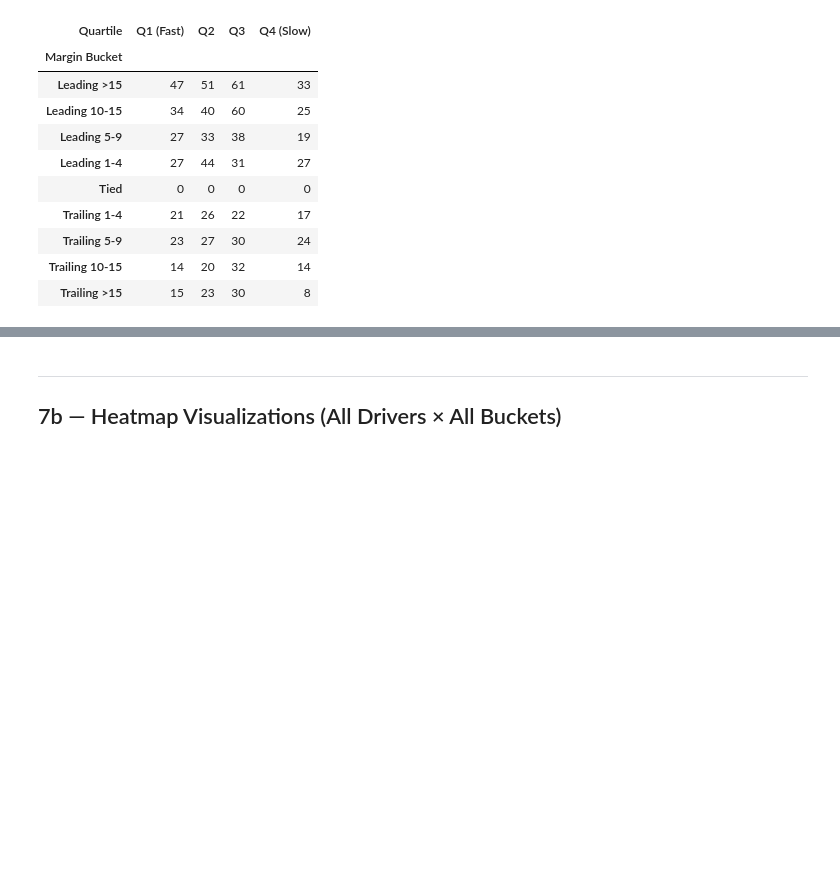
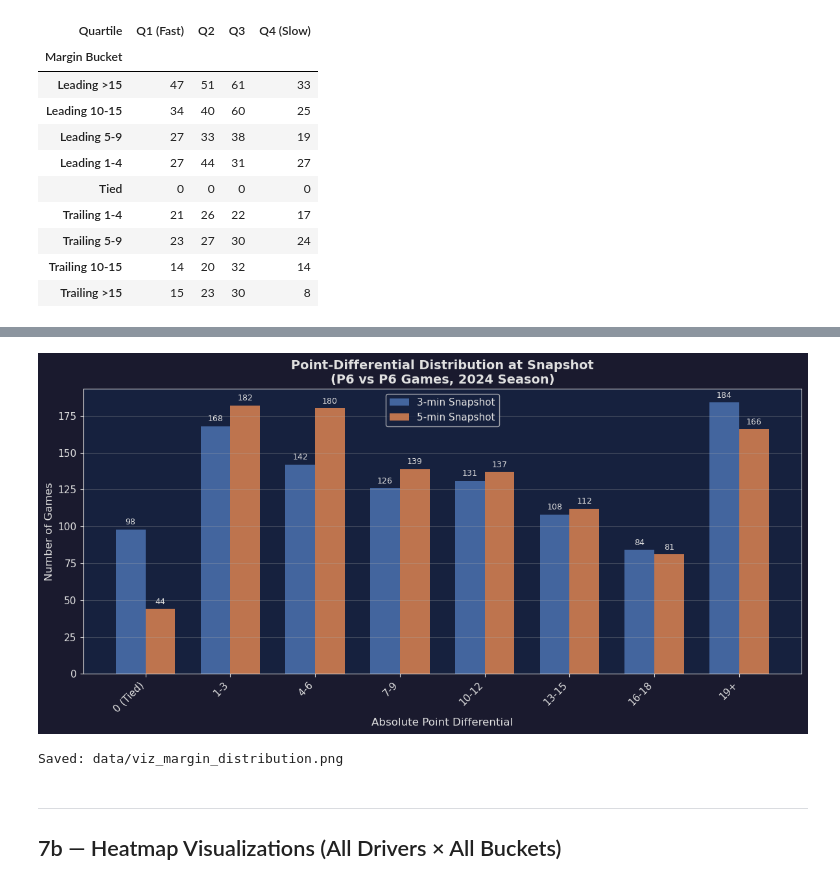
Before and after one commit to roosterpropertycare/ncaam_ou_final_mins, a Jupyter notebook: 04_driver_analysis.ipynb, the cells around one changed output, grey strips where cells are left out. Drawn from its saved outputs; the diff is of its cells as text; code cells hidden in the pictures; blank space fills up the shorter version.

```diff
--- a/04_driver_analysis.ipynb
+++ b/04_driver_analysis.ipynb
@@ -638,0 +647,75 @@ Games per cell:
+# %%
+# ── 5-Minute Snapshot (if not already built) ──
+entry_5 = get_entry_info(reg, 300)
+entry_5['margin_bucket'] = entry_5['margin'].apply(margin_bucket)
+entry_5['abs_margin'] = entry_5['margin'].abs()
+
+entry_3['abs_margin'] = entry_3['margin'].abs()  # add to 3-min too
+
+# ── Fine-grained margin buckets ──
+FINE_LABELS = ['0 (Tied)', '1-3', '4-6', '7-9', '10-12', '13-15', '16-18', '19+']
+
+def fine_bucket(m):
+    m = int(abs(m))
+    if   m == 0:        return '0 (Tied)'
+    elif m <= 3:        return '1-3'
+    elif m <= 6:        return '4-6'
+    elif m <= 9:        return '7-9'
+    elif m <= 12:       return '10-12'
+    elif m <= 15:       return '13-15'
+    elif m <= 18:       return '16-18'
+    else:               return '19+'
+
+entry_3['fine_bucket'] = entry_3['margin'].apply(fine_bucket)
+entry_5['fine_bucket'] = entry_5['margin'].apply(fine_bucket)
+
+counts_3 = entry_3['fine_bucket'].value_counts().reindex(FINE_LABELS, fill_value=0)
+counts_5 = entry_5['fine_bucket'].value_counts().reindex(FINE_LABELS, fill_value=0)
+
+print('=== Margin Distribution at 3-Minute Snapshot ===')
+for b, c in counts_3.items():
+    print(f'  {b:10s}  {c:>5}')
+print(f'  {"TOTAL":10s}  {counts_3.sum():>5}')
+
+print('\n=== Margin Distribution at 5-Minute Snapshot ===')
+for b, c in counts_5.items():
+    print(f'  {b:10s}  {c:>5}')
+print(f'  {"TOTAL":10s}  {counts_5.sum():>5}')
+
+# ── Grouped Bar Chart ──
+fig, ax = plt.subplots(figsize=(12, 6))
+
+x = np.arange(len(FINE_LABELS))
+width = 0.35
+
+bars_3 = ax.bar(x - width/2, counts_3.values, width,
+                label='3-min Snapshot', color='#4C72B0', alpha=0.85)
+bars_5 = ax.bar(x + width/2, counts_5.values, width,
+                label='5-min Snapshot', color='#DD8452', alpha=0.85)
+
+ax.set_xlabel('Absolute Point Differential', fontsize=12)
+ax.set_ylabel('Number of Games', fontsize=12)
+ax.set_title('Point-Differential Distribution at Snapshot\n'
+             '(P6 vs P6 Games, 2024 Season)', fontsize=14, fontweight='bold')
+ax.set_xticks(x)
+ax.set_xticklabels(FINE_LABELS, rotation=45, ha='right')
+ax.legend()
+ax.grid(axis='y', alpha=0.3)
+
+# Annotate counts above bars
+for bar in bars_3:
+    h = bar.get_height()
+    if h > 0:
+        ax.text(bar.get_x() + bar.get_width()/2, h + 2,
+                str(int(h)), ha='center', va='bottom', fontsize=9)
+for bar in bars_5:
+    h = bar.get_height()
+    if h > 0:
+        ax.text(bar.get_x() + bar.get_width()/2, h + 2,
+                str(int(h)), ha='center', va='bottom', fontsize=9)
+
+plt.tight_layout()
+plt.savefig('data/viz_margin_distribution.png', dpi=150, bbox_inches='tight')
+plt.show()
+print('Saved: data/viz_margin_distribution.png')
+# %% [output]
@@ -639,3 +739,5 @@ Games per cell:
+[figure, added]
+Saved: data/viz_margin_distribution.png
 # %% [markdown]
 ---
 ## 7b — Heatmap Visualizations (All Drivers × All Buckets)
```
Also changed, not shown: parts of 9 cells of this notebook, 8 other files.
